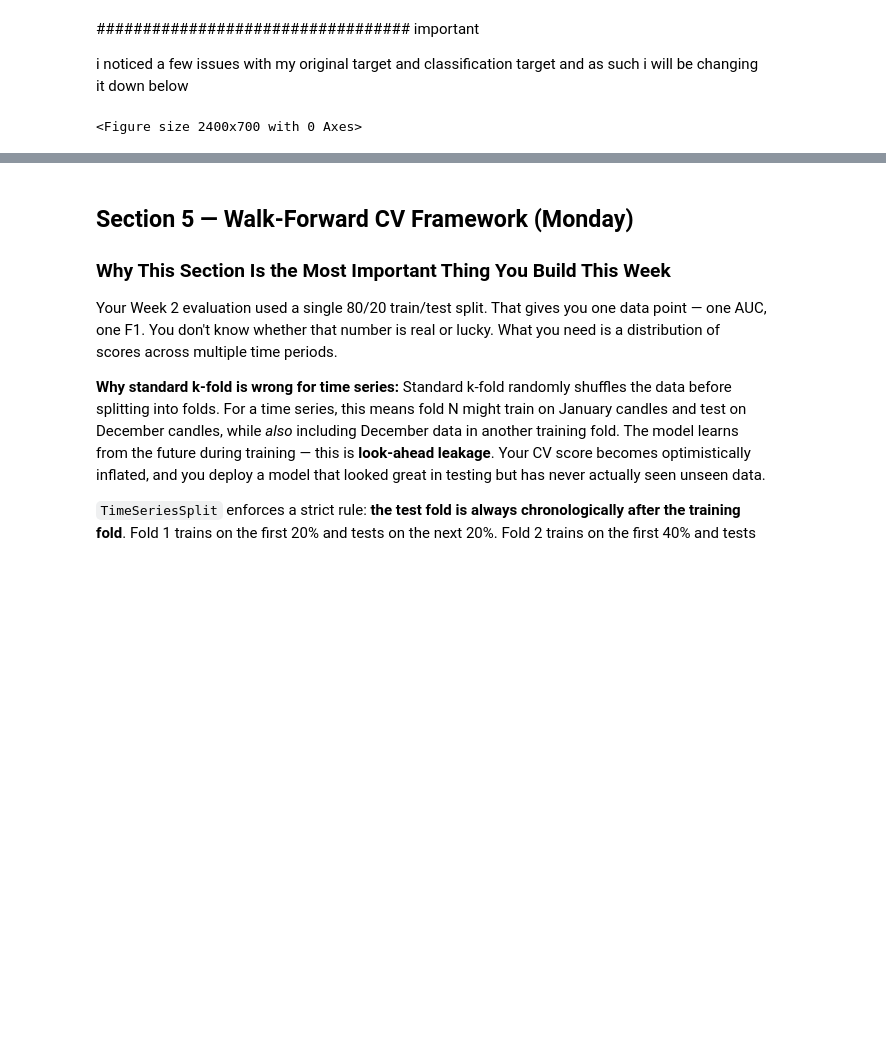
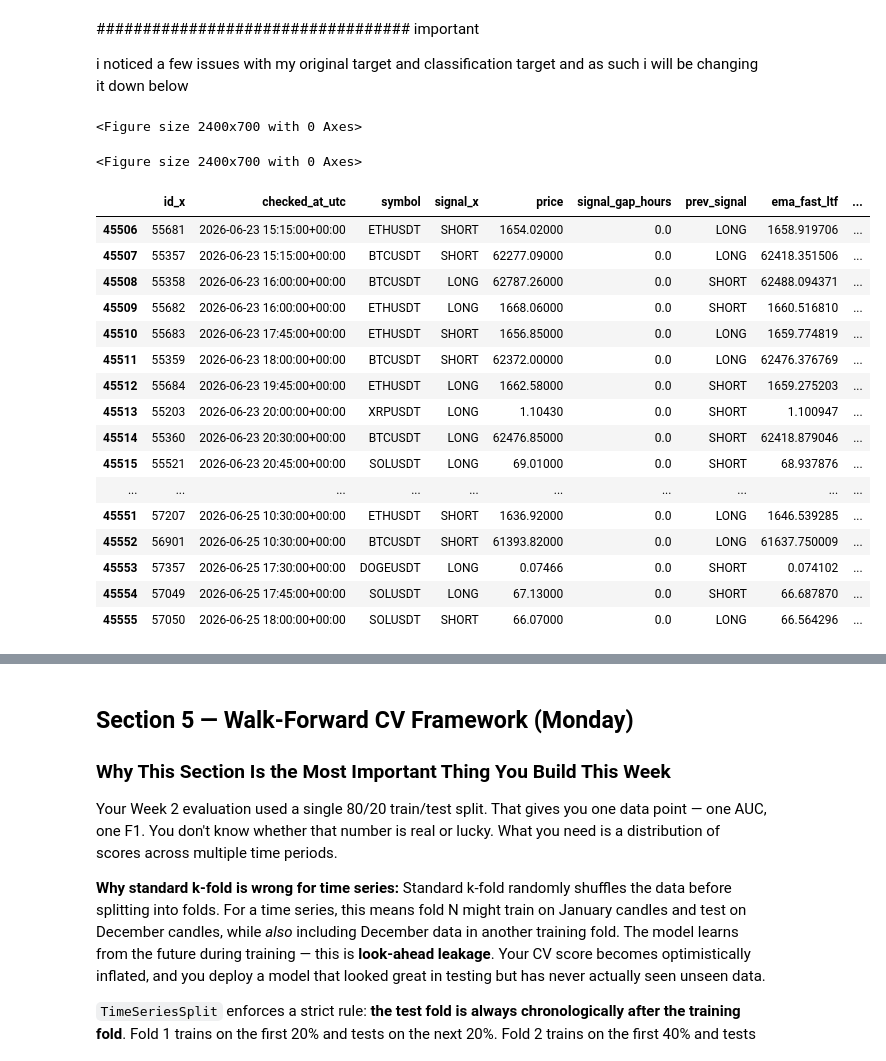
Before and after one commit to Jeshurun-B/EMA-optimizer-pipeline-v2, a Jupyter notebook: coolab_notebooks/week3_feature_engineering.ipynb, the cells around one changed output, grey strips where cells are left out. Cells and saved outputs as stored; diff of their text form; code cells hidden in the pictures; blank space fills up the shorter version.

```diff
--- a/coolab_notebooks/week3_feature_engineering.ipynb
+++ b/coolab_notebooks/week3_feature_engineering.ipynb
@@ -328,25 +416,58 @@ important
 
 
 i noticed a few issues with my original target and classification target and as such i will be changing it down below
-# %%
-
-
-# 1. Calculate metrics cleanly
-Mae = df['mae_percent'].abs()
-Mfe = df['mfe_percent'].abs()
-
-
-# Otherwise, safely calculate the non-linear efficiency scale
-df['target_b'] = ((Mfe / ( Mfe + Mae))* (Mfe-Mae))
-
-
-plt.figure(figsize=(24, 7))
-
-
-df['class_target_1'] = (df['target_b'] > 0.4).astype(int)
-df['class_target_2'] = (df['mfe_percent'] > 1).astype(int)
-# %% [output]
-<Figure size 2400x700 with 0 Axes>
+# %%
+
+# ============================================================
+# CALCULATE METRICS CLEANLY FOR EACH DATAFRAME ISOLATED
+# ============================================================
+
+# --- 1. Compute for local execution dataframe (df) ---
+mae_df = df['mae_percent'].abs()
+mfe_df = df['mfe_percent'].abs()
+
+# Safely compute non-linear efficiency scale (add 1e-8 to prevent division by zero)
+df['target_b'] = (mfe_df / (mfe_df + mae_df + 1e-8)) * (mfe_df - mae_df)
+
+df['class_target_1'] = (df['target_b'] > 0.4).astype(int)
+df['class_target_2'] = (df['mfe_percent'] > 1).astype(int)
+
+
+# --- 2. Compute separately for parent dataframe (df_all) ---
+mae_all = df_all['mae_percent'].abs()
+mfe_all = df_all['mfe_percent'].abs()
+
+# Safely compute non-linear efficiency scale for df_all
+df_all['target_b'] = (mfe_all / (mfe_all + mae_all + 1e-8)) * (mfe_all - mae_all)
+
+df_all['class_target_1'] = (df_all['target_b'] > 0.4).astype(int)
+df_all['class_target_2'] = (df_all['mfe_percent'] > 1).astype(int)
+
+# Ready for plotting
+plt.figure(figsize=(24, 7))
+# %% [output]
+<Figure size 2400x700 with 0 Axes>
+<Figure size 2400x700 with 0 Axes>
+# %%
+df_all.tail(50)
+# %% [output]
+|  | id_x | checked_at_utc | symbol | signal_x | price | signal_gap_hours | prev_signal | ema_fast_ltf | ... |
+| 45506 | 55681 | 2026-06-23 15:15:00+00:00 | ETHUSDT | SHORT | 1654.02000 | 0.0 | LONG | 1658.919706 | ... |
+| 45507 | 55357 | 2026-06-23 15:15:00+00:00 | BTCUSDT | SHORT | 62277.09000 | 0.0 | LONG | 62418.351506 | ... |
+| 45508 | 55358 | 2026-06-23 16:00:00+00:00 | BTCUSDT | LONG | 62787.26000 | 0.0 | SHORT | 62488.094371 | ... |
+| 45509 | 55682 | 2026-06-23 16:00:00+00:00 | ETHUSDT | LONG | 1668.06000 | 0.0 | SHORT | 1660.516810 | ... |
+| 45510 | 55683 | 2026-06-23 17:45:00+00:00 | ETHUSDT | SHORT | 1656.85000 | 0.0 | LONG | 1659.774819 | ... |
+| 45511 | 55359 | 2026-06-23 18:00:00+00:00 | BTCUSDT | SHORT | 62372.00000 | 0.0 | LONG | 62476.376769 | ... |
+| 45512 | 55684 | 2026-06-23 19:45:00+00:00 | ETHUSDT | LONG | 1662.58000 | 0.0 | SHORT | 1659.275203 | ... |
+| 45513 | 55203 | 2026-06-23 20:00:00+00:00 | XRPUSDT | LONG | 1.10430 | 0.0 | SHORT | 1.100947 | ... |
+| 45514 | 55360 | 2026-06-23 20:30:00+00:00 | BTCUSDT | LONG | 62476.85000 | 0.0 | SHORT | 62418.879046 | ... |
+| 45515 | 55521 | 2026-06-23 20:45:00+00:00 | SOLUSDT | LONG | 69.01000 | 0.0 | SHORT | 68.937876 | ... |
+| ... | ... | ... | ... | ... | ... | ... | ... | ... | ... |
+| 45551 | 57207 | 2026-06-25 10:30:00+00:00 | ETHUSDT | SHORT | 1636.92000 | 0.0 | LONG | 1646.539285 | ... |
+| 45552 | 56901 | 2026-06-25 10:30:00+00:00 | BTCUSDT | SHORT | 61393.82000 | 0.0 | LONG | 61637.750009 | ... |
+| 45553 | 57357 | 2026-06-25 17:30:00+00:00 | DOGEUSDT | LONG | 0.07466 | 0.0 | SHORT | 0.074102 | ... |
+| 45554 | 57049 | 2026-06-25 17:45:00+00:00 | SOLUSDT | LONG | 67.13000 | 0.0 | SHORT | 66.687870 | ... |
+| 45555 | 57050 | 2026-06-25 18:00:00+00:00 | SOLUSDT | SHORT | 66.07000 | 0.0 | LONG | 66.564296 | ... |
 # %%
 # 2. Filter data up to 25 based on your 99.9th percentile (21.66) to capture almost everything
 #    while cutting out the rare max outlier (61.55) that would squash the chart.
```
Also changed, not shown: parts of 35 cells of this notebook.
